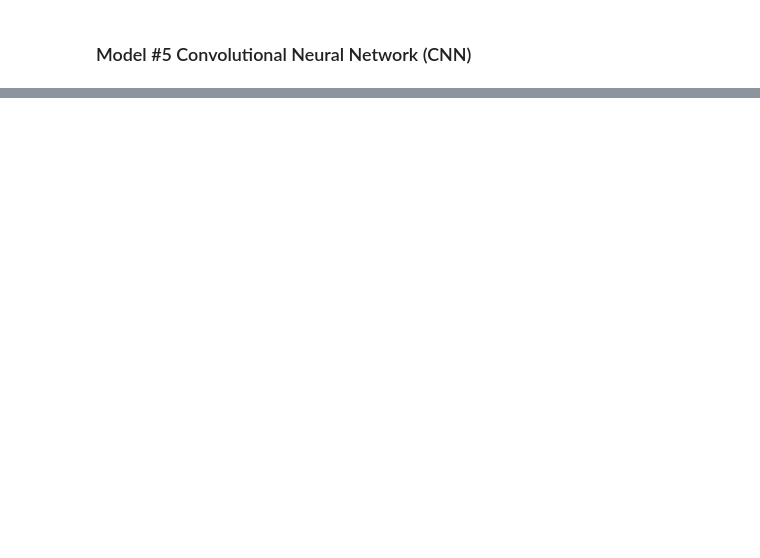
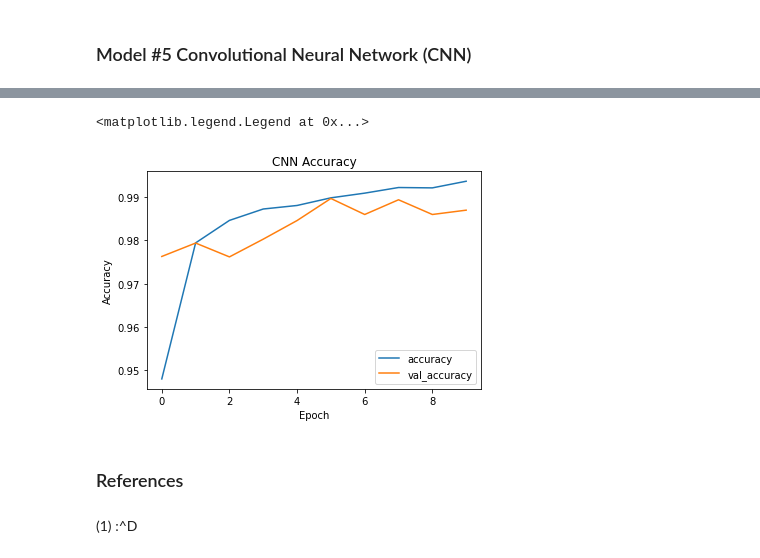
Before and after one commit to MAlejandroVC/Proyecto1, a Jupyter notebook: MNISTProject.ipynb, the cells around one changed output, grey strips where cells are left out. Drawn from its saved outputs; the diff is of its cells as text; code cells hidden in the pictures; blank space fills up the shorter version.

```diff
--- a/MNISTProject.ipynb
+++ b/MNISTProject.ipynb
@@ -137,19 +192,23 @@ import tensorflow as tf
 from tensorflow.keras import datasets, layers, models
 import keras
 from keras.models import Sequential
-from keras.layers import  Dense, Conv2D, Flatten
-from keras.callbacks import EarlyStopping, ModelCheckpoint
+from keras.layers import  Dense, Conv2D, Flatten, MaxPooling2D
 
 #convert classes to one hot vectors
 y_trainCNN = keras.utils.to_categorical(y_train)
 y_testCNN = keras.utils.to_categorical(y_test)
 
+
 CNN = Sequential()
-
-CNN.add(Conv2D(64, kernel_size=3, input_shape=(28,28,1), activation='relu'))
-CNN.add(Conv2D(32, kernel_size=3, activation='relu'))
+CNN.add(Conv2D(32, (3,3), activation='relu', input_shape=(28, 28, 1)))
+CNN.add(MaxPooling2D((2, 2)))
+CNN.add(Conv2D(64, (3,3), activation='relu'))
+CNN.add(MaxPooling2D((2, 2)))
+CNN.add(Conv2D(64, (3,3), activation='relu'))
 
 CNN.add(Flatten())
+CNN.add(Dense(128, activation='relu'))
 CNN.add(Dense(10, activation='softmax'))
 
 CNN.compile(optimizer='adam', loss = keras.losses.categorical_crossentropy, metrics=['accuracy'])
+##keras.losses.SparseCategoricalCrossentropy(from_logits=True), metrics=[['accuracy']])
@@ -185,5 +266,5 @@ MLPClassifier()
 # %% [markdown]
 ### Model #5 Convolutional Neural Network (CNN)
 # %%
-CNN.fit(X_trainCNN, y_trainCNN, validation_data=(X_testCNN, y_testCNN),epochs=3)
+CNN_H = CNN.fit(X_trainCNN, y_trainCNN, validation_data=(X_testCNN, y_testCNN),epochs=10)
 # %% [output]
@@ -325,0 +450,14 @@ score = CNN.evaluate(X_testCNN, y_testCNN)
+# %%
+plt.title("CNN Accuracy")
+plt.plot(CNN_H.history['accuracy'], label='accuracy')
+plt.plot(CNN_H.history['val_accuracy'], label = 'val_accuracy')
+plt.xlabel('Epoch')
+plt.ylabel('Accuracy')
+plt.legend(loc='lower right')
+# %% [output]
+<matplotlib.legend.Legend at 0x...>
+[figure, added]
+# %% [markdown]
+### References
+# %% [markdown]
+(1) :^D
```
Also changed, not shown: parts of 44 cells of this notebook.
